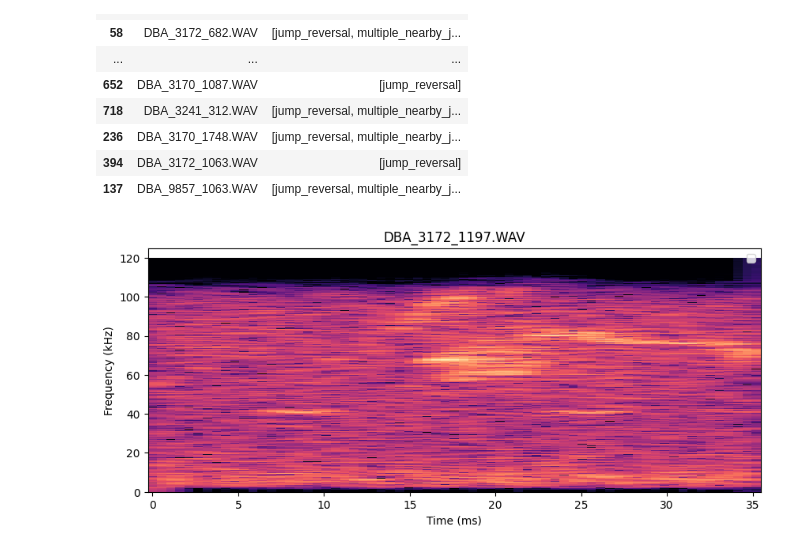
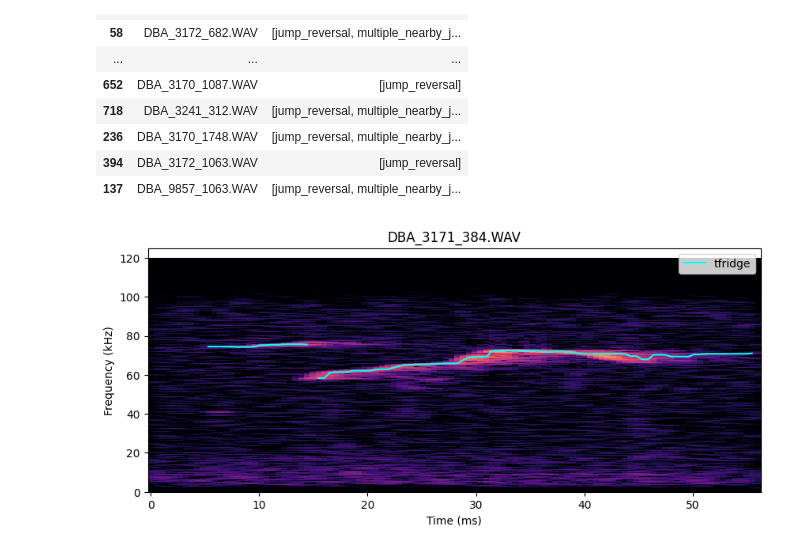
Before and after one commit to netra-khot/mouse-vocalization-2026, a Jupyter notebook: data_prep/audio_preprocess_01.ipynb, the cells around one changed output. Saved outputs shown, nothing was run; the diff lists cells and outputs as text; code cells hidden in the pictures.

```diff
--- a/data_prep/audio_preprocess_01.ipynb
+++ b/data_prep/audio_preprocess_01.ipynb
@@ -318,34 +318,34 @@ clean_file_df = file_df[
     ~file_df["filename"].isin(no_contour_files)
 ].copy()
 # %%
-path = file_df.iloc[2]["full_path"]
+path = file_df.iloc[9]["full_path"]
 
 # Existing tfridge method
 old_result = utils.get_main_freq_traj(path)
 times_old, freq_old = old_result[:2]
 
 # Computer-vision method
 times_cv, freq_cv, amp_cv = utils.get_cv_freq_traj(path)
 
 # Background spectrogram
 audio, sr = utils.load_audio(path, target_sr=240000)
 audio = utils.bandpass_filter(audio, sr)
 S_db, freqs, times = utils.quick_spectrogram(audio, sr)
 
 plt.figure(figsize=(10, 4))
 plt.pcolormesh(times * 1000, freqs / 1000, S_db,
                shading="auto", cmap="magma", vmin=-60, vmax=0)
 
-# plt.plot(times_old * 1000, freq_old / 1000,
-#          color="cyan", label="tfridge")
+plt.plot(times_old * 1000, freq_old / 1000,
+         color="cyan", label="tfridge")
 # plt.plot(times_cv * 1000, freq_cv / 1000,
 #          color="lime", linestyle="--", label="CV")
 
 plt.ylim(0, 125)
 plt.xlabel("Time (ms)")
 plt.ylabel("Frequency (kHz)")
 plt.title(Path(path).name)
 plt.legend()
 plt.show()
 # %% [output]
-[figure, old version]
+[figure, new version]
```
Also changed, not shown: 2 other files.
